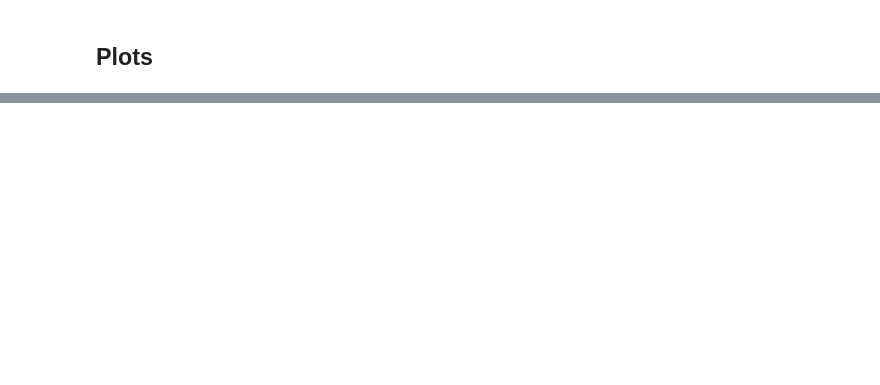
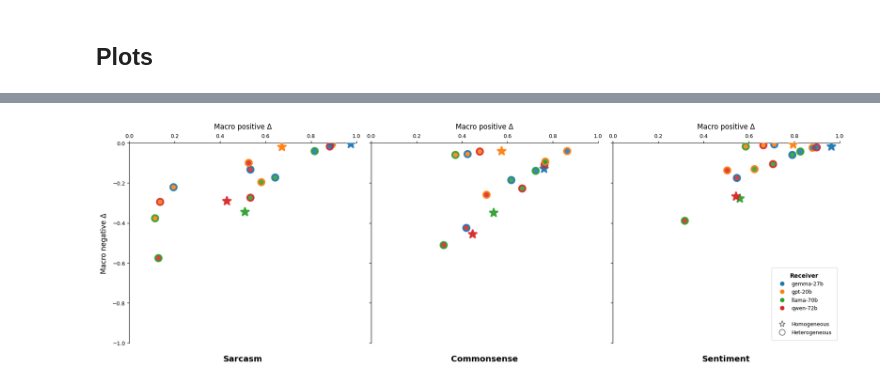
Before and after one commit to fridanl/thesis-mas, a Jupyter notebook: src/eda.ipynb, the cells around one changed output, grey strips where cells are left out. Cells and saved outputs as stored; diff of their text form; code cells hidden in the pictures; blank space fills up the shorter version.

```diff
--- a/src/eda.ipynb
+++ b/src/eda.ipynb
@@ -243,0 +63,2 @@ import numpy as np
+# %%
+DELTAS = load_deltas_main(BASE_PATH)
@@ -532,0 +474,4 @@ plot_label_claim_distribution(grouped_df=grouped_first, dataset=ds_config.datase
+# %%
+LARGE = ['llama-70b','gemma-27b', 'qwen-72b', 'gpt-20b']
+sarc = DELTAS['sentiment']['disagreeing']['model']
+df = sarc[(sarc['model_receiver'].isin(LARGE)) & (sarc['model_sender'].isin(LARGE))]
@@ -532,0 +618,88 @@ plot_label_claim_distribution(grouped_df=grouped_first, dataset=ds_config.datase
+# %%
+DATASET_NAMES = ['sarcasm', 'commonsense', 'sentiment']
+large_deltas_dfs = {ds: DELTAS[ds]['disagreeing']['model'] for ds in DATASET_NAMES}
+# %%
+fig, axes = plt.subplots(1, 3, figsize=(18, 6))
+fig.patch.set_facecolor("#ffffff")
+
+
+all_models = sorted(set(LARGE_MODELS))
+
+palette = sns.color_palette("tab10", len(all_models))
+color_map = dict(zip(all_models, palette))
+
+# Marker: circle for cross-model pairs, star for same se
+# nder=receiver
+SAME_MARKER = "*"
+DIFF_MARKER = "o"
+for ax, dataset in zip(axes, DATASET_NAMES):
+    df = large_deltas_dfs[dataset]
+    df = df[(df['model_sender'].isin(LARGE_MODELS)) & (df['model_receiver'].isin(LARGE_MODELS))]
+
+    # ax.set_facecolor("#f9f9f9")
+
+    for _, row in df.iterrows():
+        sender   = row["model_sender"]
+        receiver = row["model_receiver"]
+        x = row["macro_pos_delta_realisation"]
+        y = row["macro_neg_delta_realisation"]
+        same = sender == receiver
+
+        ax.scatter(
+            x, y,
+            color=color_map[receiver],
+            marker=SAME_MARKER if same else DIFF_MARKER,
+            s=200 if same else 120,
+            edgecolors=color_map[sender],
+            linewidths=3,
+            zorder=3,
+            alpha=0.88,
+        )
+
+    ax.set_xlim(0, 1)
+    ax.set_ylim(-1, 0)
+    ax.tick_params(labelsize=9)
+    ax.xaxis.set_label_position('top')
+    ax.set_xlabel("Macro positive Δ", fontsize=12, labelpad=8)
+    ax.set_title(dataset.capitalize(), fontweight='bold', fontsize=14, pad=10, y=-0.12)
+    sns.despine(ax=ax, bottom=True, right=True, top=False)
+
+    # Only show ylabel on leftmost plot
+    if ax == axes[0]:
+        ax.set_ylabel("Macro negative Δ", fontsize=12, labelpad=8)
+    else:
+        ax.set_ylabel("")
+        ax.tick_params(labelleft=False)
+
+
+legend_handles = []
+for m in sorted(color_map):
+    legend_handles.append(
+        Line2D([0], [0], marker=DIFF_MARKER, color='w',
+               markerfacecolor=color_map[m], markeredgecolor='white',
+               markeredgewidth=0.4, markersize=8, label=m)
+    )
+legend_handles.append(Line2D([0], [0], linestyle='none', label = ''))
+legend_handles.append(
+    Line2D([0], [0], marker=SAME_MARKER, color='w',
+           markerfacecolor='#ffffff', markeredgecolor='#555555',
+           markeredgewidth=1, markersize=11, label='Homogeneous')
+)
+legend_handles.append(
+    Line2D([0], [0], marker=DIFF_MARKER, color='w',
+           markerfacecolor='#ffffff', markeredgecolor='#555555',
+           markeredgewidth=1, markersize=10, label='Heterogeneous')
+)
+
+leg = axes[-1].legend(
+    handles=legend_handles,
+    title='Receiver', title_fontsize=10,
+    fontsize=9, loc='lower right',
+    framealpha=1, edgecolor='#dddddd',
+    borderpad=1, labelspacing=0.5,
+)
+leg.get_title().set_fontweight('bold')
+
+plt.tight_layout()
+# %% [output]
+[figure, added]
```
Also changed, not shown: parts of 126 cells of this notebook, 13 other files.
